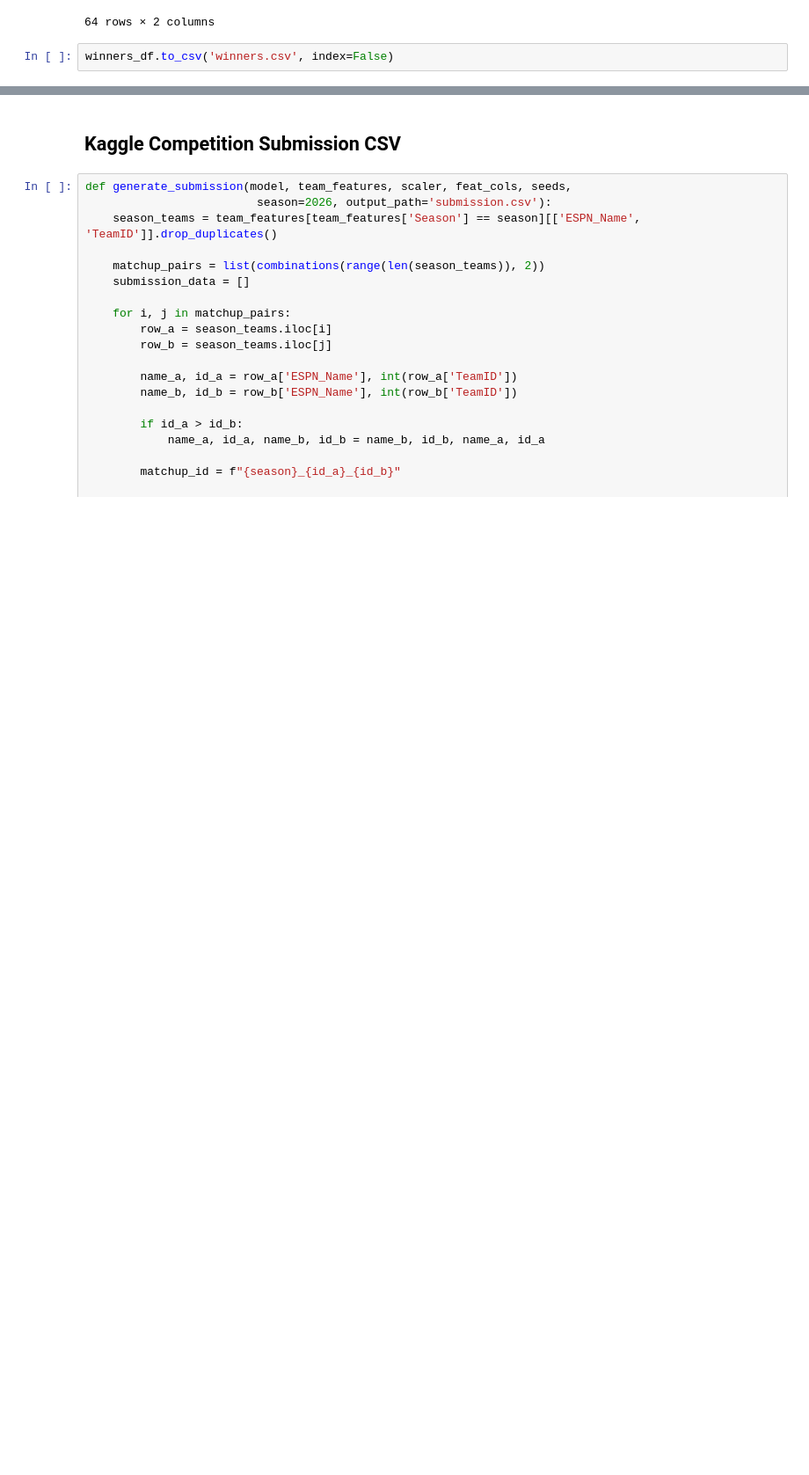
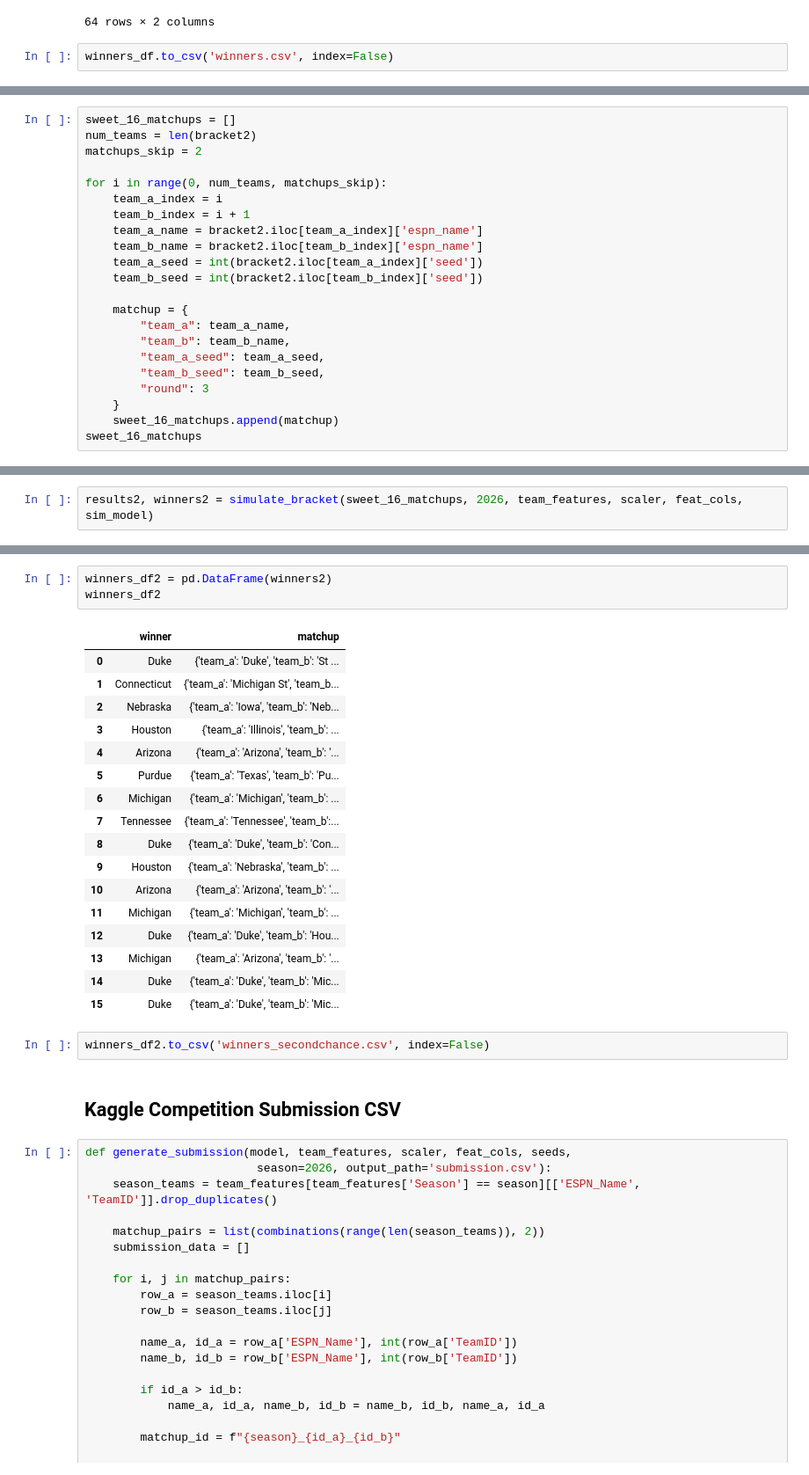
Before and after one commit to StudioMitesh/march-madness-2026, a Jupyter notebook: notebook.ipynb, the cells around one changed output, grey strips where cells are left out. Shown at 88% size. Cells and saved outputs as stored; diff of their text form; blank space fills up the shorter version.

```diff
--- a/notebook.ipynb
+++ b/notebook.ipynb
@@ -2389,0 +2436,22 @@ winners_df.to_csv('winners.csv', index=False)
+# %%
+sweet_16_matchups = []
+num_teams = len(bracket2)
+matchups_skip = 2
+
+for i in range(0, num_teams, matchups_skip):
+    team_a_index = i
+    team_b_index = i + 1
+    team_a_name = bracket2.iloc[team_a_index]['espn_name']
+    team_b_name = bracket2.iloc[team_b_index]['espn_name']
+    team_a_seed = int(bracket2.iloc[team_a_index]['seed'])
+    team_b_seed = int(bracket2.iloc[team_b_index]['seed'])
+
+    matchup = {
+        "team_a": team_a_name,
+        "team_b": team_b_name,
+        "team_a_seed": team_a_seed,
+        "team_b_seed": team_b_seed,
+        "round": 3
+    }
+    sweet_16_matchups.append(matchup)
+sweet_16_matchups
@@ -2389,0 +2476,2 @@ winners_df.to_csv('winners.csv', index=False)
+# %%
+results2, winners2 = simulate_bracket(sweet_16_matchups, 2026, team_features, scaler, feat_cols, sim_model)
@@ -2390,3 +2527,26 @@ winners_df.to_csv('winners.csv', index=False)
+# %%
+winners_df2 = pd.DataFrame(winners2)
+winners_df2
+# %% [output]
+|  | winner | matchup |
+| 0 | Duke | {'team_a': 'Duke', 'team_b': 'St ... |
+| 1 | Connecticut | {'team_a': 'Michigan St', 'team_b... |
+| 2 | Nebraska | {'team_a': 'Iowa', 'team_b': 'Neb... |
+| 3 | Houston | {'team_a': 'Illinois', 'team_b': ... |
+| 4 | Arizona | {'team_a': 'Arizona', 'team_b': '... |
+| 5 | Purdue | {'team_a': 'Texas', 'team_b': 'Pu... |
+| 6 | Michigan | {'team_a': 'Michigan', 'team_b': ... |
+| 7 | Tennessee | {'team_a': 'Tennessee', 'team_b':... |
+| 8 | Duke | {'team_a': 'Duke', 'team_b': 'Con... |
+| 9 | Houston | {'team_a': 'Nebraska', 'team_b': ... |
+| 10 | Arizona | {'team_a': 'Arizona', 'team_b': '... |
+| 11 | Michigan | {'team_a': 'Michigan', 'team_b': ... |
+| 12 | Duke | {'team_a': 'Duke', 'team_b': 'Hou... |
+| 13 | Michigan | {'team_a': 'Arizona', 'team_b': '... |
+| 14 | Duke | {'team_a': 'Duke', 'team_b': 'Mic... |
+| 15 | Duke | {'team_a': 'Duke', 'team_b': 'Mic... |
+# %%
+winners_df2.to_csv('winners_secondchance.csv', index=False)
 # %% [markdown]
 ## Kaggle Competition Submission CSV
 # %%
```
Also changed, not shown: parts of 23 cells of this notebook, 3 other files.
